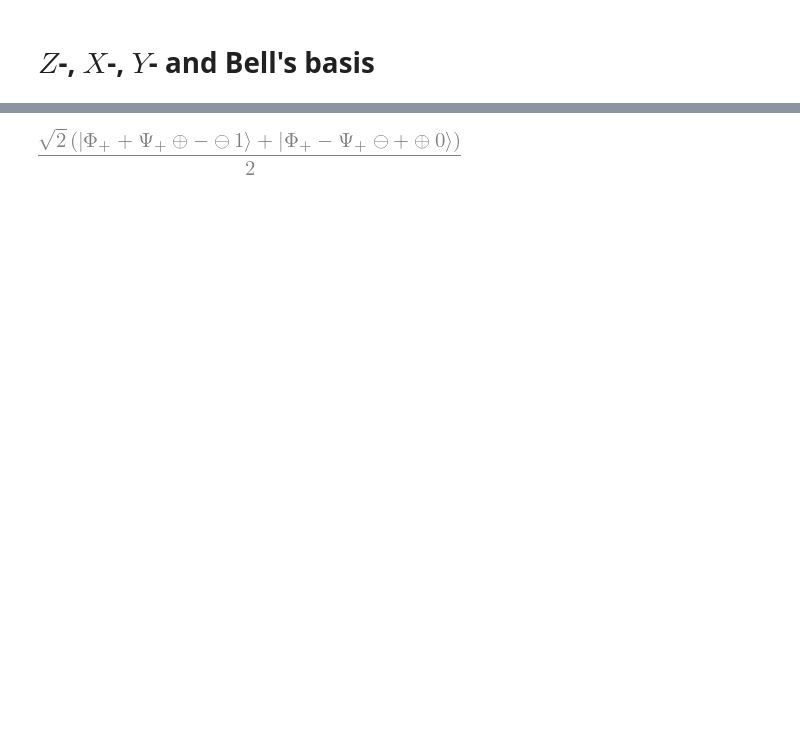
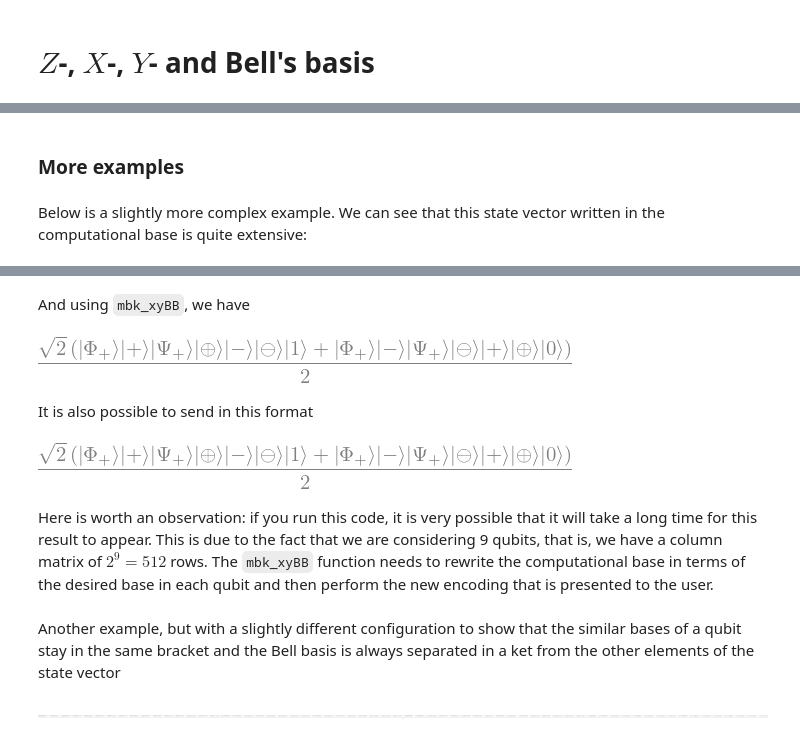
Before and after one commit to StarkeDg/Dirac-notation--analytics-in-python, a Jupyter notebook: 02-basis_main.ipynb, the cells around one changed output, grey strips where cells are left out. Cells and saved outputs as stored; diff of their text form; code cells hidden in the pictures; blank space fills up the shorter version.

```diff
--- a/02-basis_main.ipynb
+++ b/02-basis_main.ipynb
@@ -91,32 +4,0 @@ def xyzBasis(matrix, *pos, base='x'):
-# %%
-def BBasis(matrix, *pos):
-    lst = list(pos)
-    x = len(matrix)
-    n = int(log(x, 2))
-    psi_mod = copy.deepcopy(matrix)
-    psi_f = Matrix([0]*2**n)
-    for j in range(x):
-        char = list('{:0{}b}'.format(j, math.ceil(math.log(x, 2))))
-        # 00 = phi_plus, 01 = phi_minus, 10 = psi_plus, 11 = psi_minus
-        phi_plus = (1/sqrt(2)) * (pbk(''.join(char[:n-1-lst[0][0]]) + '00' + ''.join(char[n-lst[0][1]:]))\
-                          + pbk(''.join(char[:n-1-lst[0][0]]) + '11' + ''.join(char[n-lst[0][1]:])))
-        phi_minus = (1/sqrt(2)) * (pbk(''.join(char[:n-1-lst[0][0]]) + '00' + ''.join(char[n-lst[0][1]:]))\
-                          - pbk(''.join(char[:n-1-lst[0][0]]) + '11' + ''.join(char[n-lst[0][1]:])))
-        psi_plus = (1/sqrt(2)) * (pbk(''.join(char[:n-1-lst[0][0]]) + '01' + ''.join(char[n-lst[0][1]:]))\
-                          + pbk(''.join(char[:n-1-lst[0][0]]) + '10' + ''.join(char[n-lst[0][1]:])))
-        psi_minus = (1/sqrt(2)) * (pbk(''.join(char[:n-1-lst[0][0]]) + '01' + ''.join(char[n-lst[0][1]:]))\
-                          - pbk(''.join(char[:n-1-lst[0][0]]) + '10' + ''.join(char[n-lst[0][1]:])))
-        if char[n-1-lst[0][0]] == str(0) and char[n-1-lst[0][1]] == str(0):
-            psi_f = psi_mod[j] * phi_plus + psi_f
-            psi_mod[j] = 0
-        if char[n-1-lst[0][0]] == str(1) and char[n-1-lst[0][1]] == str(1):
-            psi_f = psi_mod[j] * phi_minus + psi_f
-            psi_mod[j] = 0
-        if char[n-1-lst[0][0]] == str(0) and char[n-1-lst[0][1]] == str(1):
-            psi_f = psi_mod[j] * psi_plus + psi_f
-            psi_mod[j] = 0
-        if char[n-1-lst[0][0]] == str(1) and char[n-1-lst[0][1]] == str(0):
-            psi_f = psi_mod[j] * psi_minus + psi_f
-            psi_mod[j] = 0
-    psi_f = psi_f + psi_mod
-    return psi_f
@@ -123,9 +270,30 @@ def BBasis(matrix, *pos):
+# %% [markdown]
+### More examples
+# %% [markdown]
+Below is a slightly more complex example. We can see that this state vector written in the computational base is quite extensive:
 # %%
 ψ = (1/sqrt(2))*(pbk('P+Rr-l1') + pbk('P-Rl+r0'))
 mysim(mbk(ψ))
 # %% [output]
 [figure]
+# %% [markdown]
+And using `mbk_xyBB`, we have
 # %%
-mysim(mbk_xyzBB( ψ, ('y', 3, 1), ('BB', (8,7), (5,4)), ('x', 6, 2)))
+mysim(mbk_xyBB( ψ, ('y', 3, 1), ('BB', (8,7), (5,4)), ('x', 6, 2)))
 # %% [output]
-[figure, old version]
+[figure, new version]
+# %% [markdown]
+It is also possible to send in this format
+# %%
+mysim(mbk_xyBB( ψ, ['y', 3, 1], ['BB', (8,7), (5,4)], ['x', 6, 2]))
+# %% [output]
+[figure, added]
+# %% [markdown]
+Here is worth an observation: if you run this code, it is very possible that it will take a long time for this result to appear. This is due to the fact that we are considering 9 qubits, that is, we have a column matrix of $2^9=512$ rows. The `mbk_xyBB` function needs to rewrite the computational base in terms of the desired base in each qubit and then perform the new encoding that is presented to the user.
+# %% [markdown]
+Another example, but with a slightly different configuration to show that the similar bases of a qubit stay in the same bracket and the Bell basis is always separated in a ket from the other elements of the state vector
+# %%
+ψ = (1/sqrt(2))*(pbk('P00--rl10') + pbk('P11-+lr01'))
+mysim(mbk(ψ))
+# %% [output]
+[figure, added]
```
Also changed, not shown: parts of 61 cells of this notebook, 4 other files.
